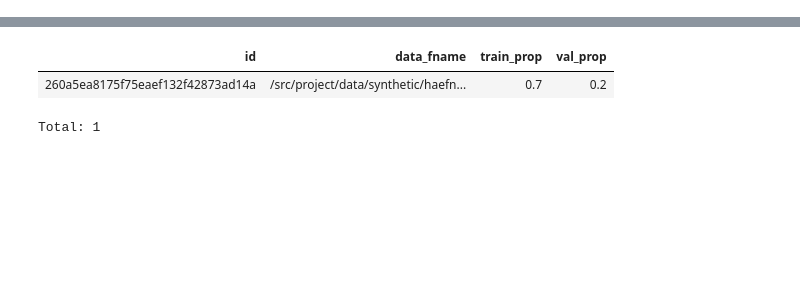
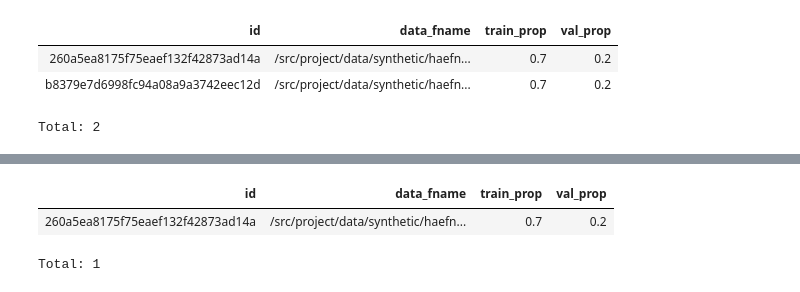
Before and after one commit to suhasshrinivasan/task-transfer, a Jupyter notebook: experiments/dj/dj_interactive.ipynb, the cells around one changed output, grey strips where cells are left out. Drawn from its saved outputs; the diff is of its cells as text; code cells hidden in the pictures; blank space fills up the shorter version.

```diff
--- a/experiments/dj/dj_interactive.ipynb
+++ b/experiments/dj/dj_interactive.ipynb
@@ -35,3 +68,10 @@ from task_transfer.ml_lib.data_loading import build_dataloaders
+# %%
+DataLoaderConfig()
+# %% [output]
+| id | data_fname | train_prop | val_prop |
+| 260a5ea8175f75eaef132f42873ad14a | /src/project/data/synthetic/haefn... | 0.7 | 0.2 |
+| b8379e7d6998fc94a08a9a3742eec12d | /src/project/data/synthetic/haefn... | 0.7 | 0.2 |
+Total: 2
 # %%
 FlowPriorResult()
 # %% [output]
```
Also changed, not shown: parts of 16 cells of this notebook, 10 other files.
